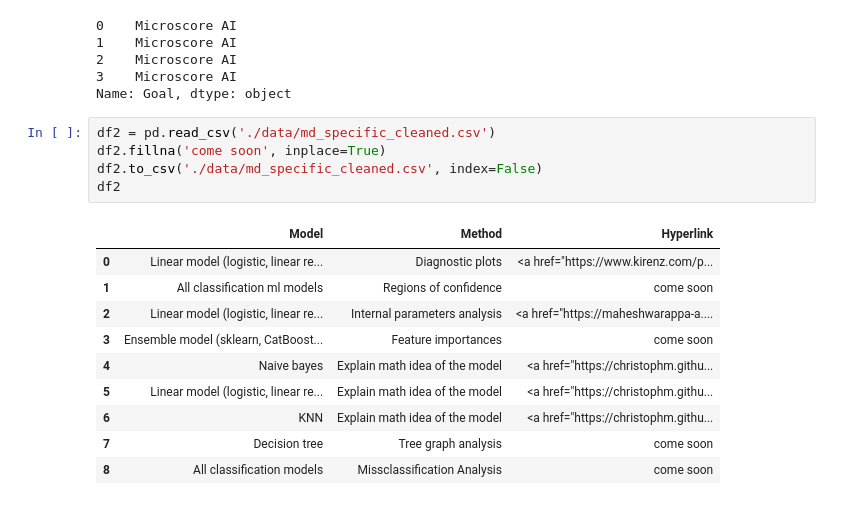
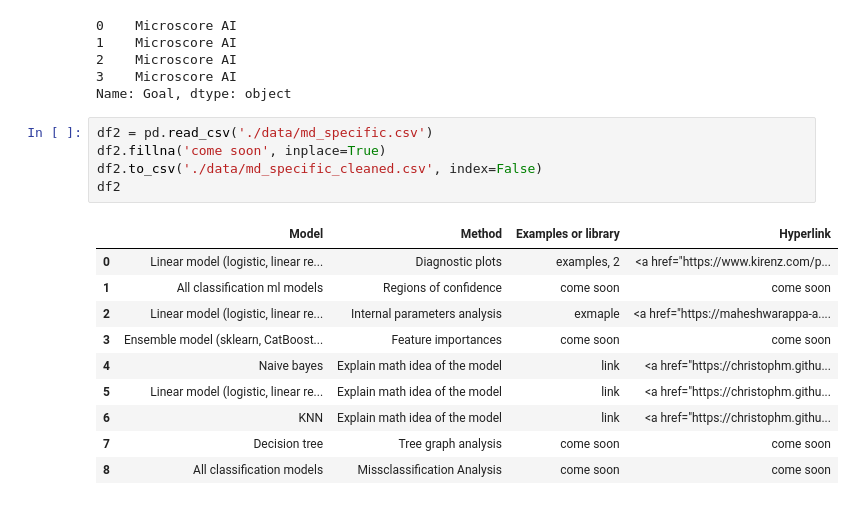
Before and after one commit to SadSabrina/streamlit_XAI_table, a Jupyter notebook: XAI_data.ipynb, the cells around one changed output. Saved outputs shown, nothing was run; the diff lists cells and outputs as text.

```diff
--- a/XAI_data.ipynb
+++ b/XAI_data.ipynb
@@ -110,21 +130,21 @@ general_table.query('Goal =="Microscore AI"')['Goal'] = ['Microscope']
 3    Microscore AI
 Name: Goal, dtype: object
 # %%
-df2 = pd.read_csv('./data/md_specific_cleaned.csv')
+df2 = pd.read_csv('./data/md_specific.csv')
 df2.fillna('come soon', inplace=True)
 df2.to_csv('./data/md_specific_cleaned.csv', index=False)
 df2
 # %% [output]
-|  | Model | Method | Hyperlink |
-| 0 | Linear model (logistic, linear re... | Diagnostic plots | <a href="https://www.kirenz.com/p... |
-| 1 | All classification ml models | Regions of confidence | come soon |
-| 2 | Linear model (logistic, linear re... | Internal parameters analysis | <a href="https://maheshwarappa-a.... |
-| 3 | Ensemble model (sklearn, CatBoost... | Feature importances | come soon |
-| 4 | Naive bayes | Explain math idea of the model | <a href="https://christophm.githu... |
-| 5 | Linear model (logistic, linear re... | Explain math idea of the model | <a href="https://christophm.githu... |
-| 6 | KNN | Explain math idea of the model | <a href="https://christophm.githu... |
-| 7 | Decision tree | Tree graph analysis | come soon |
-| 8 | All classification models | Missclassification Analysis | come soon |
+|  | Model | Method | Examples or library | Hyperlink |
+| 0 | Linear model (logistic, linear re... | Diagnostic plots | examples, 2 | <a href="https://www.kirenz.com/p... |
+| 1 | All classification ml models | Regions of confidence | come soon | come soon |
+| 2 | Linear model (logistic, linear re... | Internal parameters analysis | exmaple | <a href="https://maheshwarappa-a.... |
+| 3 | Ensemble model (sklearn, CatBoost... | Feature importances | come soon | come soon |
+| 4 | Naive bayes | Explain math idea of the model | link | <a href="https://christophm.githu... |
+| 5 | Linear model (logistic, linear re... | Explain math idea of the model | link | <a href="https://christophm.githu... |
+| 6 | KNN | Explain math idea of the model | link | <a href="https://christophm.githu... |
+| 7 | Decision tree | Tree graph analysis | come soon | come soon |
+| 8 | All classification models | Missclassification Analysis | come soon | come soon |
 # %%
 fig = go.Figure(
     data=[
```
Also changed, not shown: parts of 4 cells of this notebook, 3 other files.
